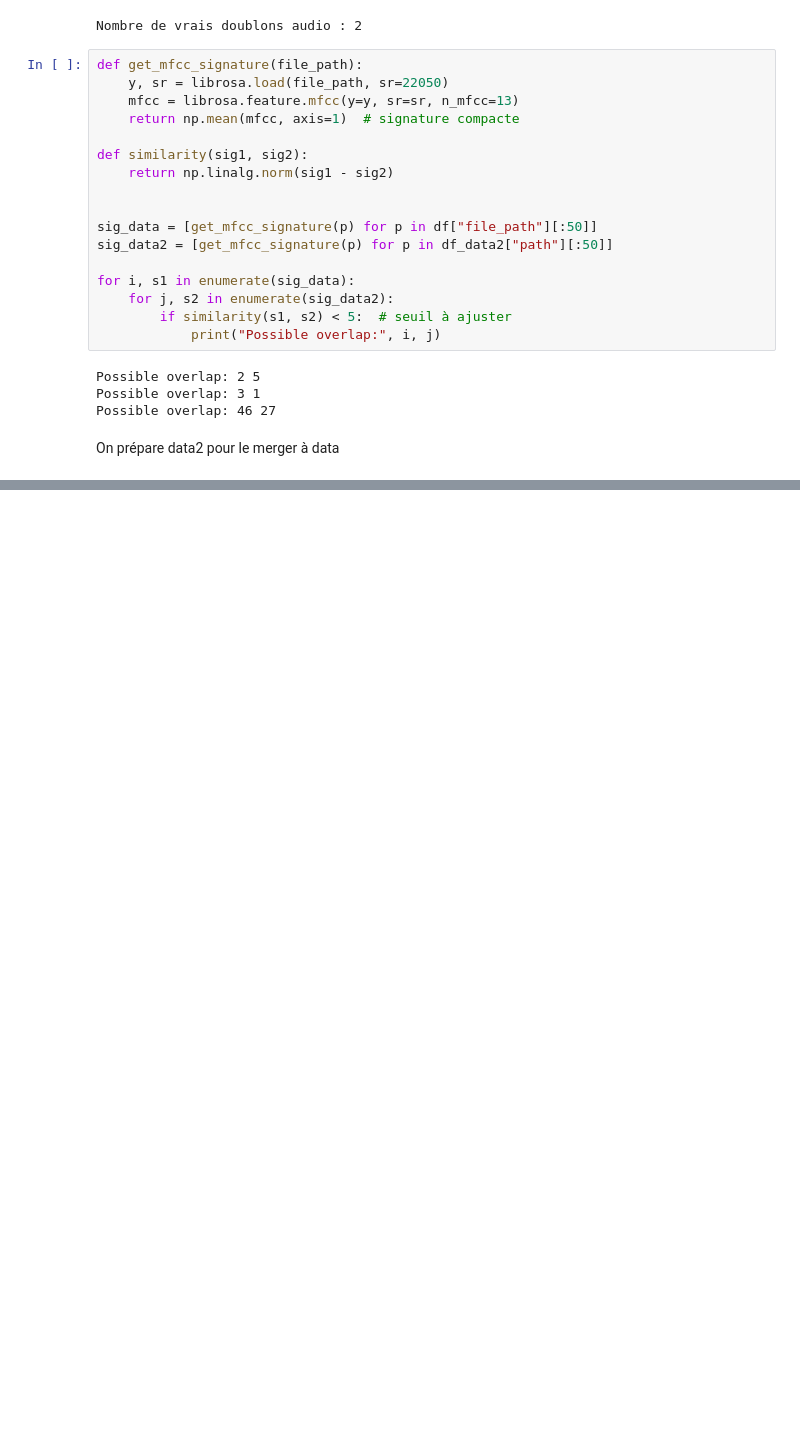
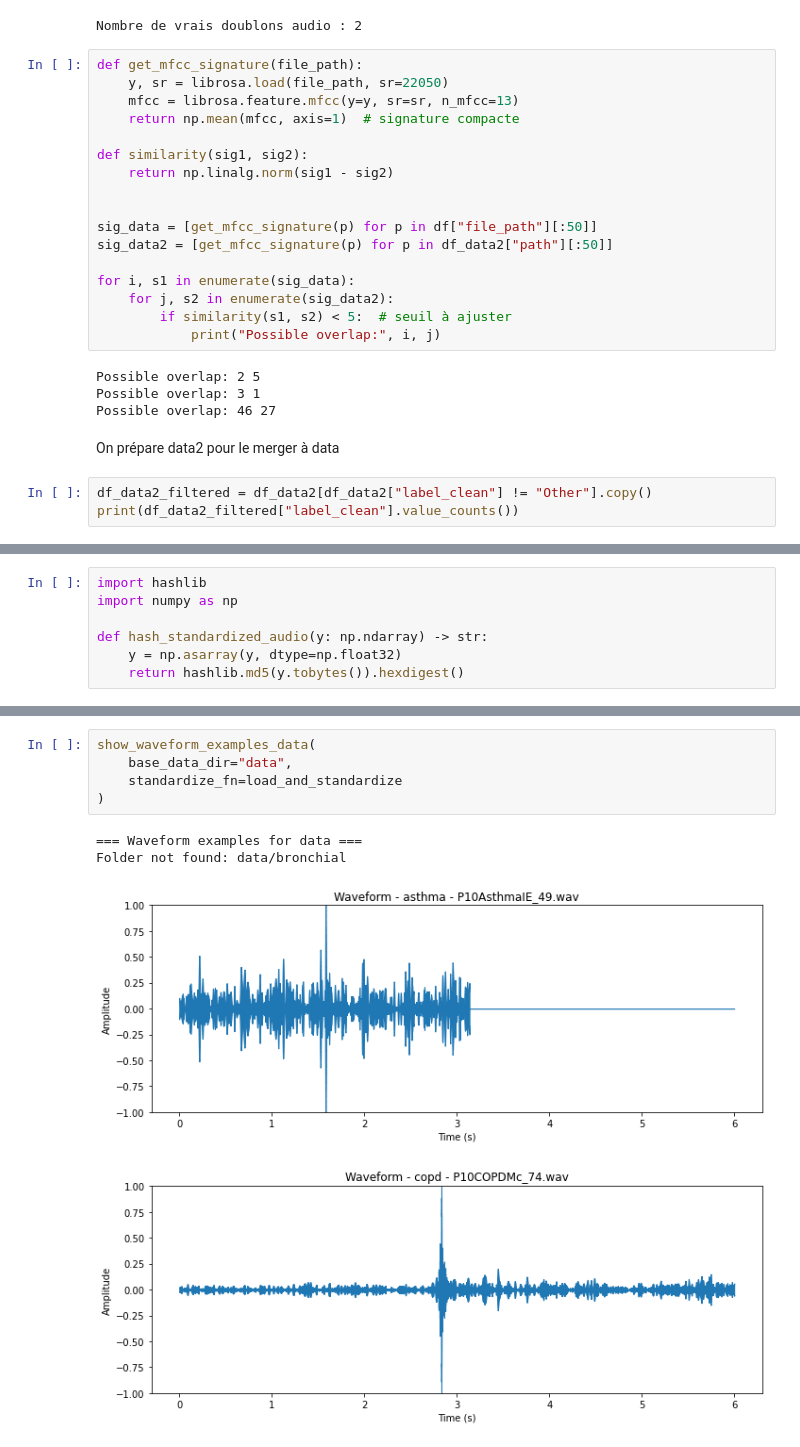
Before and after one commit to YRR0/Hackathon_Equipe32_Tessan, a Jupyter notebook: stat_data2.ipynb, the cells around one changed output, grey strips where cells are left out. Cells and saved outputs as stored; diff of their text form; blank space fills up the shorter version.

```diff
--- a/stat_data2.ipynb
+++ b/stat_data2.ipynb
@@ -190,3 +248,6 @@ Possible overlap: 3 1
 Possible overlap: 46 27
 # %% [markdown]
 On prépare data2 pour le merger à data
+# %%
+df_data2_filtered = df_data2[df_data2["label_clean"] != "Other"].copy()
+print(df_data2_filtered["label_clean"].value_counts())
@@ -192,0 +264,7 @@ On prépare data2 pour le merger à data
+# %%
+import hashlib
+import numpy as np
+
+def hash_standardized_audio(y: np.ndarray) -> str:
+    y = np.asarray(y, dtype=np.float32)
+    return hashlib.md5(y.tobytes()).hexdigest()
@@ -192,0 +597,10 @@ On prépare data2 pour le merger à data
+# %%
+show_waveform_examples_data(
+    base_data_dir="data",
+    standardize_fn=load_and_standardize
+)
+# %% [output]
+=== Waveform examples for data ===
+Folder not found: data/bronchial
+[figure, added]
+[figure, added]
```
Also changed, not shown: parts of 24 cells of this notebook, 1 other file.
